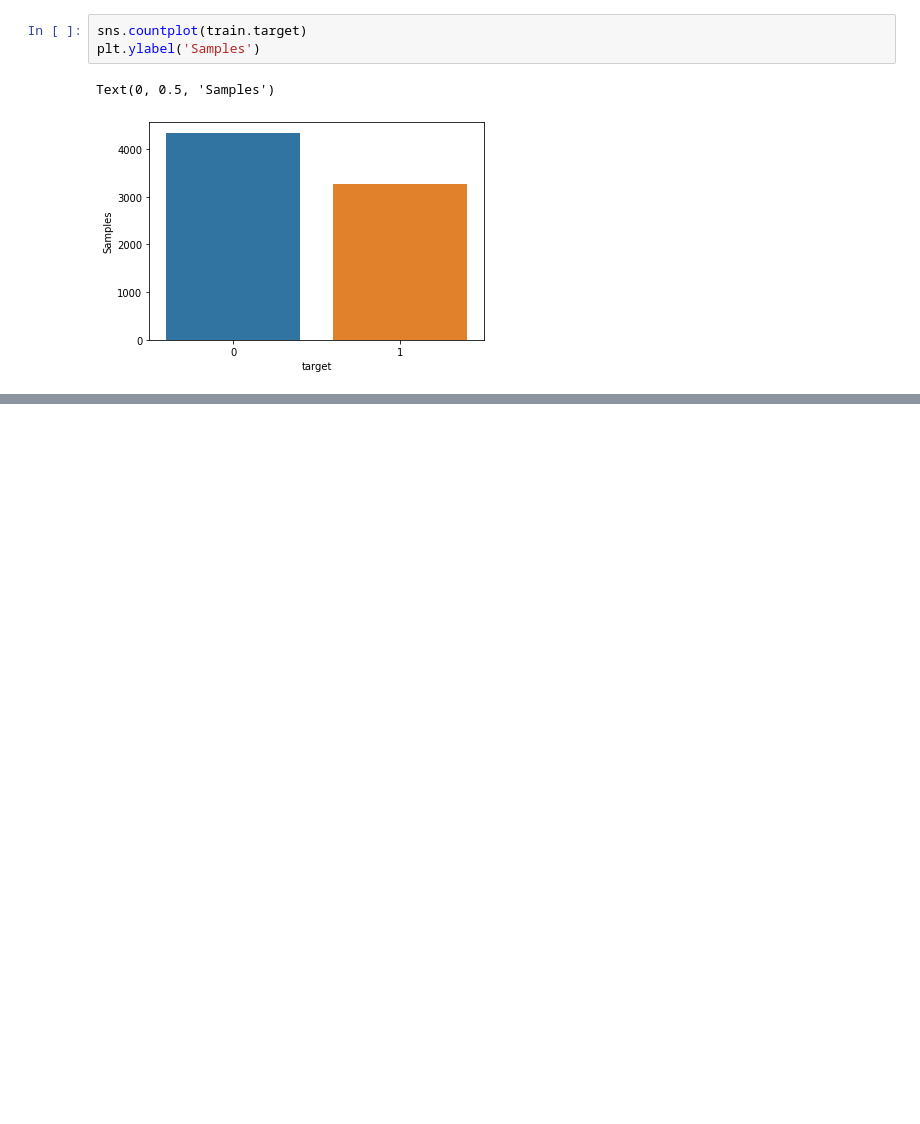
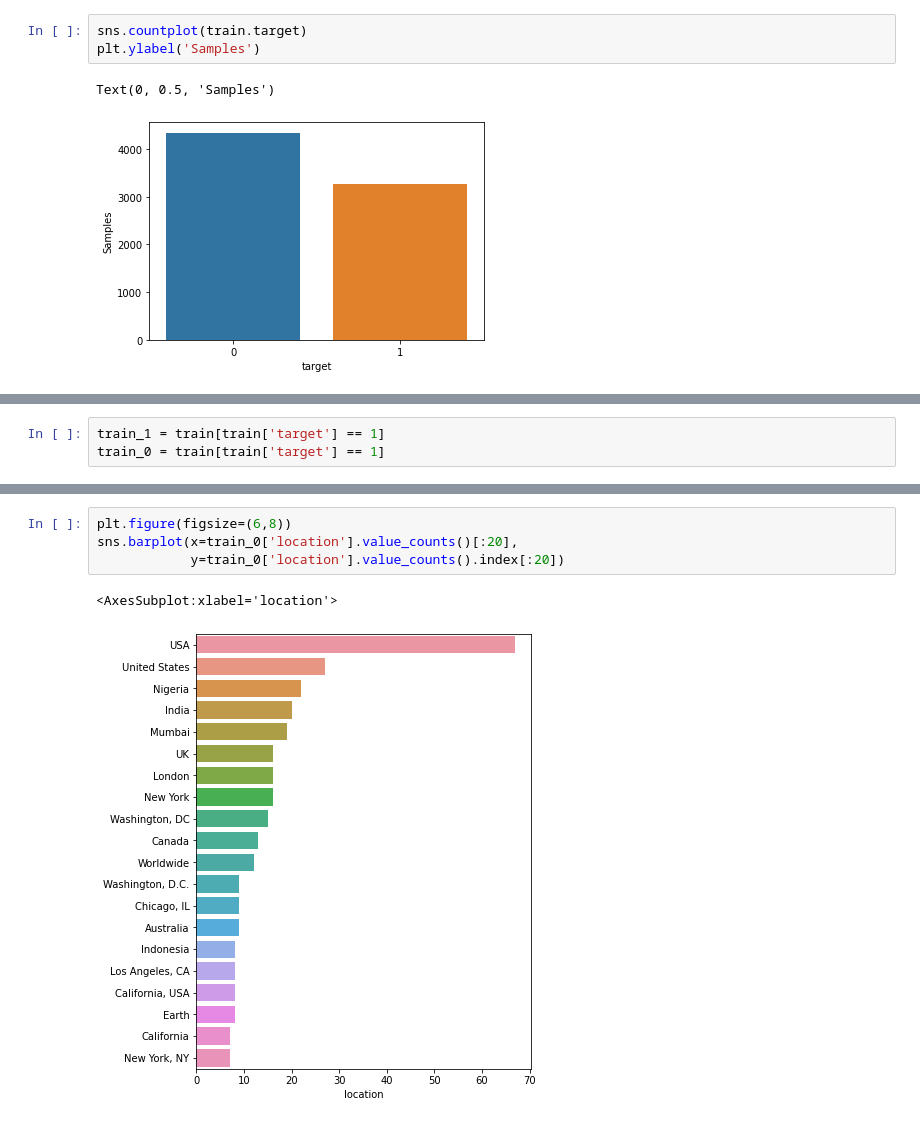
Before and after one commit to danieldhats7/NLP_with_Disaster_Tweets, a Jupyter notebook: notebooks/00_EDA.ipynb, the cells around one changed output, grey strips where cells are left out. Cells and saved outputs as stored; diff of their text form; blank space fills up the shorter version.

```diff
--- a/notebooks/00_EDA.ipynb
+++ b/notebooks/00_EDA.ipynb
@@ -68,0 +139,3 @@ Text(0, 0.5, 'Samples')
+# %%
+train_1 = train[train['target'] == 1]
+train_0 = train[train['target'] == 1]
@@ -68,0 +146,7 @@ Text(0, 0.5, 'Samples')
+# %%
+plt.figure(figsize=(6,8))
+sns.barplot(x=train_0['location'].value_counts()[:20],
+            y=train_0['location'].value_counts().index[:20])
+# %% [output]
+<AxesSubplot:xlabel='location'>
+[figure, added]
```
Also changed, not shown: parts of 16 cells of this notebook.
